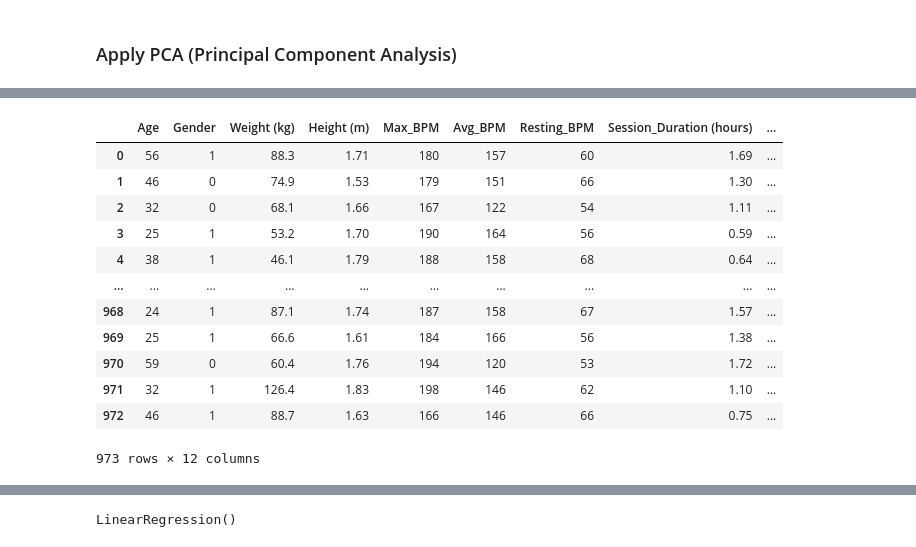
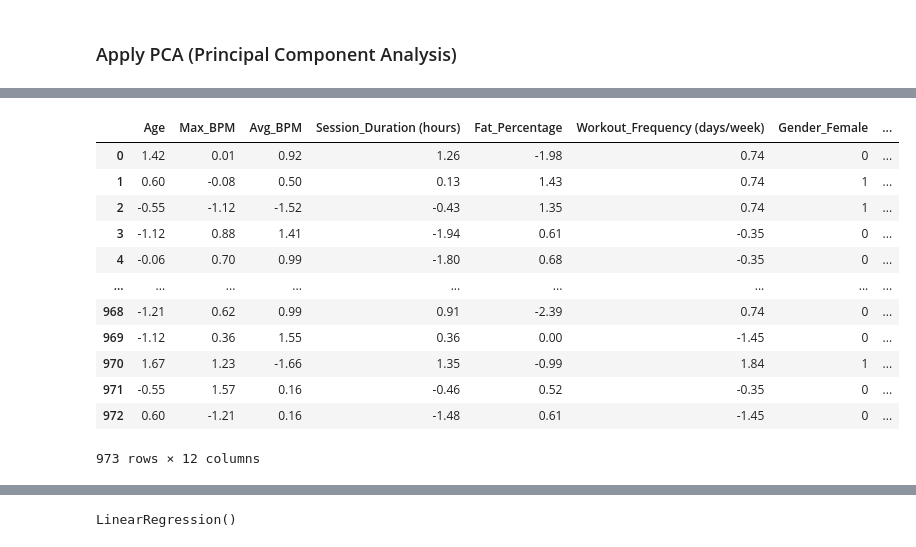
Before and after one commit to HenryGunadi/simple_linear_regression, a Jupyter notebook: main.ipynb, the cells around one changed output, grey strips where cells are left out. Saved outputs shown, nothing was run; the diff lists cells and outputs as text; code cells hidden in the pictures.

```diff
--- a/main.ipynb
+++ b/main.ipynb
@@ -234,10 +257,10 @@ Name: Workout_Type, Length: 973, dtype: int64
 # %%
-# perform one-hot-encoding on categorical features
-encoded_genders = pd.get_dummies(df_2['Gender'], prefix='Gender', drop_first=False).astype('int')
-encoded_wt = pd.get_dummies(df_2['Workout_Type'], prefix='WT', drop_first=False).astype('int')
+# perform one-hot-encoding on categorical features that we will use later
+encoded_genders = pd.get_dummies(categorical_data['Gender'], prefix='Gender', drop_first=False).astype('int')
+encoded_wt = pd.get_dummies(categorical_data['Workout_Type'], prefix='WT', drop_first=False).astype('int')
 
-df_2 = pd.concat([df_2, encoded_genders, encoded_wt], axis=1)
-df_2.drop(columns=['Gender', 'Workout_Type'], inplace=True)
+categorical_data = pd.concat([categorical_data, encoded_genders, encoded_wt], axis=1)
+categorical_data.drop(columns=['Gender', 'Workout_Type'], inplace=True)
 
-df_2.head()
+categorical_data.head()
 # %% [output]
@@ -250,6 +273,6 @@ df_2.head()
 # %%
 # drop unnecessary features
-new_df_2 = df_2.drop(columns=['Resting_BPM', 'Height (m)', 'Experience_Level', 'BMI', 'Water_Intake (liters)'])
+new_df_2 = df_2.drop(columns=['Resting_BPM', 'Height (m)', 'Experience_Level', 'BMI', 'Water_Intake (liters)', 'Weight (kg)'])
 # %%
 new_df_2.head()
 # %% [output]
@@ -320,0 +328,3 @@ new_df_2
+# %%
+new_df_2 = new_df_2.round(2)
+new_df_2
@@ -358,0 +416,3 @@ Cumulative Explained Ratio :  [0.22833836 0.39809906]
+# %%
+new_df_2 = pd.concat([new_df_2, categorical_data], axis=1)
+new_df_2
@@ -359,20 +433,20 @@ Cumulative Explained Ratio :  [0.22833836 0.39809906]
 # %%
 # splitting variables
-y = new_df.iloc[:, 8] # dependent value
-x = new_df.drop(columns=['Calories_Burned'], axis=1) # independent value
+y = new_df_2['Calories_Burned']
+x = new_df_2.drop(columns=['Calories_Burned'], axis=1)
 x
 # %% [output]
-|  | Age | Gender | Weight (kg) | Height (m) | Max_BPM | Avg_BPM | Resting_BPM | Session_Duration (hours) | ... |
-| 0 | 56 | 1 | 88.3 | 1.71 | 180 | 157 | 60 | 1.69 | ... |
-| 1 | 46 | 0 | 74.9 | 1.53 | 179 | 151 | 66 | 1.30 | ... |
-| 2 | 32 | 0 | 68.1 | 1.66 | 167 | 122 | 54 | 1.11 | ... |
-| 3 | 25 | 1 | 53.2 | 1.70 | 190 | 164 | 56 | 0.59 | ... |
-| 4 | 38 | 1 | 46.1 | 1.79 | 188 | 158 | 68 | 0.64 | ... |
-| ... | ... | ... | ... | ... | ... | ... | ... | ... | ... |
-| 968 | 24 | 1 | 87.1 | 1.74 | 187 | 158 | 67 | 1.57 | ... |
-| 969 | 25 | 1 | 66.6 | 1.61 | 184 | 166 | 56 | 1.38 | ... |
-| 970 | 59 | 0 | 60.4 | 1.76 | 194 | 120 | 53 | 1.72 | ... |
-| 971 | 32 | 1 | 126.4 | 1.83 | 198 | 146 | 62 | 1.10 | ... |
-| 972 | 46 | 1 | 88.7 | 1.63 | 166 | 146 | 66 | 0.75 | ... |
+|  | Age | Max_BPM | Avg_BPM | Session_Duration (hours) | Fat_Percentage | Workout_Frequency (days/week) | Gender_Female | ... |
+| 0 | 1.42 | 0.01 | 0.92 | 1.26 | -1.98 | 0.74 | 0 | ... |
+| 1 | 0.60 | -0.08 | 0.50 | 0.13 | 1.43 | 0.74 | 1 | ... |
+| 2 | -0.55 | -1.12 | -1.52 | -0.43 | 1.35 | 0.74 | 1 | ... |
+| 3 | -1.12 | 0.88 | 1.41 | -1.94 | 0.61 | -0.35 | 0 | ... |
+| 4 | -0.06 | 0.70 | 0.99 | -1.80 | 0.68 | -0.35 | 0 | ... |
+| ... | ... | ... | ... | ... | ... | ... | ... | ... |
+| 968 | -1.21 | 0.62 | 0.99 | 0.91 | -2.39 | 0.74 | 0 | ... |
+| 969 | -1.12 | 0.36 | 1.55 | 0.36 | 0.00 | -1.45 | 0 | ... |
+| 970 | 1.67 | 1.23 | -1.66 | 1.35 | -0.99 | 1.84 | 1 | ... |
+| 971 | -0.55 | 1.57 | 0.16 | -0.46 | 0.52 | -0.35 | 0 | ... |
+| 972 | 0.60 | -1.21 | 0.16 | -1.48 | 0.61 | -1.45 | 0 | ... |
 973 rows × 12 columns
 # %%
```
Also changed, not shown: parts of 21 cells of this notebook.
